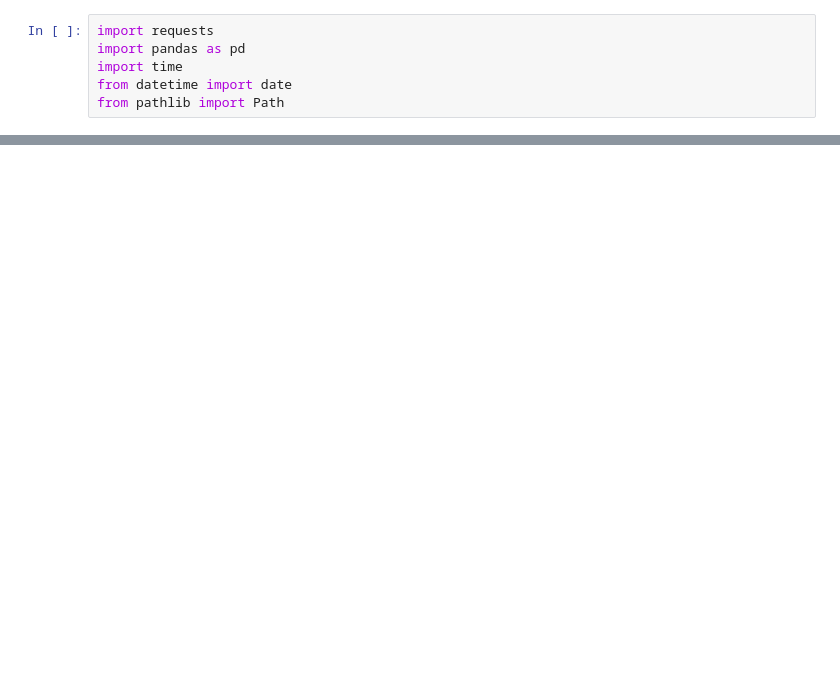
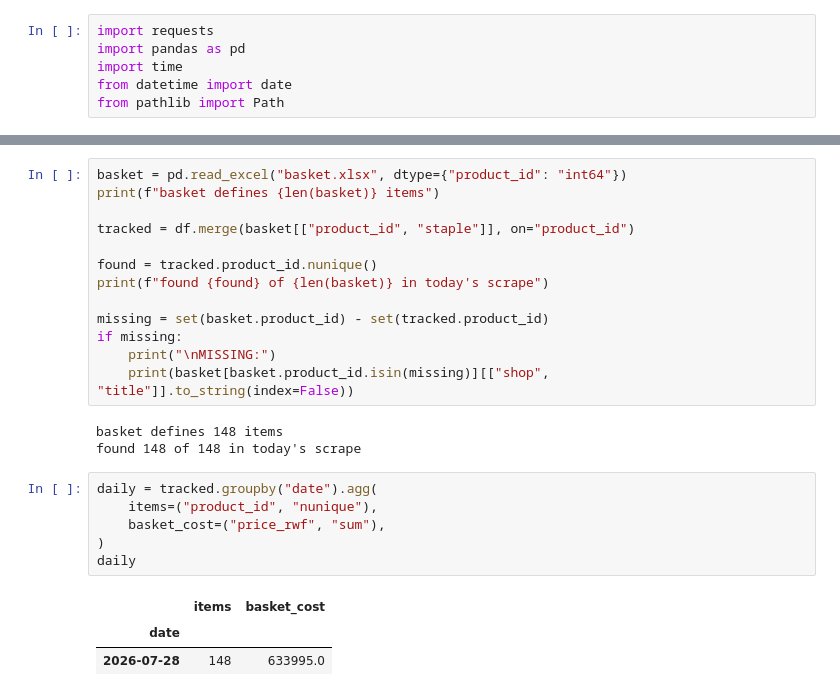
Before and after one commit to remy000/Rwanda-price-tracker, a Jupyter notebook: price_analysis.ipynb, the cells around one changed output, grey strips where cells are left out. Drawn from its saved outputs; the diff is of its cells as text; blank space fills up the shorter version.

Commit message:
adding baskets

```diff
--- a/price_analysis.ipynb
+++ b/price_analysis.ipynb
@@ -34,0 +233,26 @@ dtype: int64
+# %%
+basket = pd.read_excel("basket.xlsx", dtype={"product_id": "int64"})
+print(f"basket defines {len(basket)} items")
+
+tracked = df.merge(basket[["product_id", "staple"]], on="product_id")
+
+found = tracked.product_id.nunique()
+print(f"found {found} of {len(basket)} in today's scrape")
+
+missing = set(basket.product_id) - set(tracked.product_id)
+if missing:
+    print("\nMISSING:")
+    print(basket[basket.product_id.isin(missing)][["shop", "title"]].to_string(index=False))
+# %% [output]
+basket defines 148 items
+found 148 of 148 in today's scrape
+# %%
+daily = tracked.groupby("date").agg(
+    items=("product_id", "nunique"),
+    basket_cost=("price_rwf", "sum"),
+)
+daily
+# %% [output]
+|  | items | basket_cost |
+| date |  |  |
+| 2026-07-28 | 148 | 633995.0 |
```
Also changed, not shown: parts of 8 cells of this notebook, 1 other file.
